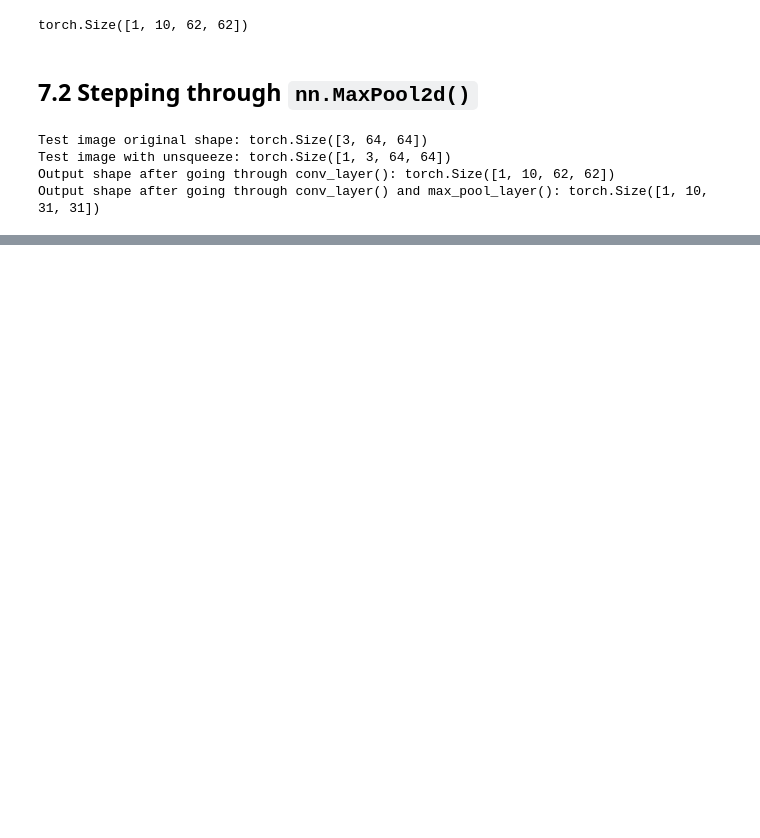
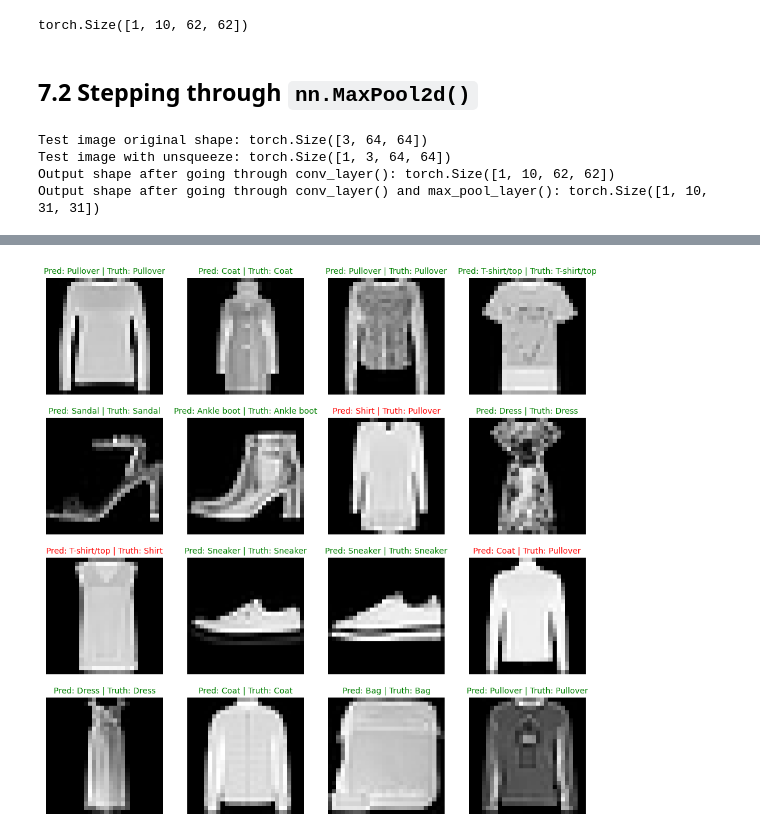
Before and after one commit to JoachimLombardi/Portfolio, a Jupyter notebook: Deep Learning/PyTorch/Classification/Computer vision/03_pytorch_computer_vision_video.ipynb, the cells around one changed output, grey strips where cells are left out. Cells and saved outputs as stored; diff of their text form; code cells hidden in the pictures; blank space fills up the shorter version.

```diff
--- a/Deep Learning/PyTorch/Classification/Computer vision/03_pytorch_computer_vision_video.ipynb
+++ b/Deep Learning/PyTorch/Classification/Computer vision/03_pytorch_computer_vision_video.ipynb
@@ -341,10 +357,10 @@ OrderedDict([('layer_stack.1.weight',
 * Evaluation metrics - Since we are workin on a classification problem, let's use accuracy as our evaluation metric
 # %%
 # Download the helper function
-if Path("course_ztm.py").is_file():
-    print("course_ztm.py already exists, skipping download")
+if Path("helper_functions.py").is_file():
+    print("helper_functions.py already exists, skipping download")
 else:
-    print("Downloading course_ztm.py")
+    print("Downloading helper_functions.py")
     request = requests.get("https://raw.githubusercontent.com/JoachimLombardi/Helper_functions/master/course_ztm.py")
     with open("helper_functions.py", "wb") as f:
         f.write(request.content)
@@ -402,7 +415,6 @@ train_time_start_on_cpu = timer()
 
 # Set the number of epochs (we'll keep this small for faster training times)
 epochs = 3
-
 # Create training and testing loops
 for epoch in tqdm(range(epochs)):
     print(f"Epoch: {epoch}\n---------")
@@ -410,6 +422,7 @@ for epoch in tqdm(range(epochs)):
     train_loss = 0
     # Add a loop to loop through training batches
     for batch, (X, y) in enumerate(train_dataloader):
+        X, y = X.to(device), y.to(device)
         model_0.train()
         # 1. Forward pass
         y_pred = model_0(X)
@@ -440,6 +453,7 @@ for epoch in tqdm(range(epochs)):
     model_0.eval()
     with torch.inference_mode():
         for X_test, y_test in test_dataloader:
+            X_test, y_test = X_test.to(device), y_test.to(device)
             # 1. Forward pass
             test_pred = model_0(X_test)
 
@@ -902,0 +998,25 @@ Max pool tensor shape: torch.Size([1, 1, 1, 1])
+# %%
+import random
+def make_predictions(model, test_data, device):
+    fig = plt.figure(figsize=(12, 12))
+    row, col = 4, 4
+    model.eval()
+    with torch.inference_mode():
+        for i, (data, label) in enumerate(random.sample(list(test_data), k=row*col)):
+            data = torch.unsqueeze(data, dim=0).to(device)
+            pred_logit = model(data)
+            pred_class_idx = pred_logit.argmax(dim=1).item()
+            pred_class = class_names[pred_class_idx]
+            actual_class = class_names[label]
+            fig.add_subplot(row, col, i+1)
+            plt.imshow(data.squeeze().cpu(), cmap="gray")
+            title_text = f"Pred: {pred_class} | Truth: {actual_class}"
+            if pred_class == actual_class:
+                plt.title(title_text, fontsize=10, c="g") # green text if correct
+            else:
+                plt.title(title_text, fontsize=10, c="r") # red text if wrong
+            plt.axis(False)
+# %%
+make_predictions(model=model_2, test_data=test_data, device=device)
+# %% [output]
+[figure, added]
```
Also changed, not shown: parts of 44 cells of this notebook, 12 other files.
